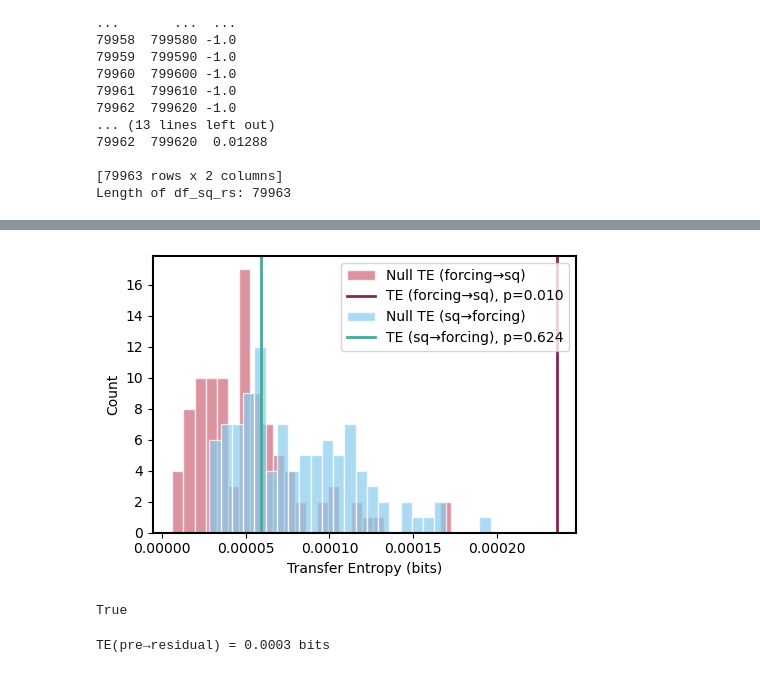
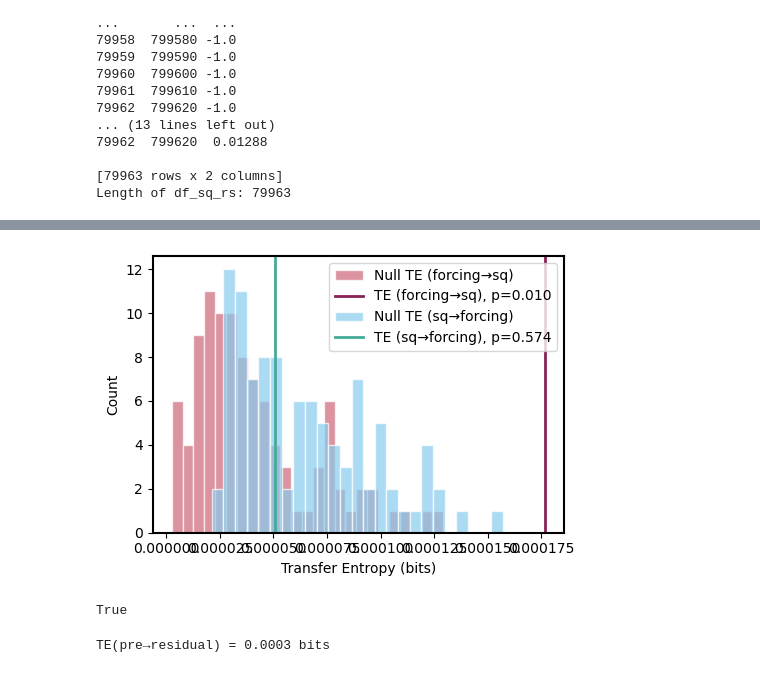
Before and after one commit to Peisong-Zheng/bipolar_seesaw_CCM, a Jupyter notebook: sq_new_CH4.ipynb, the cells around one changed output, grey strips where cells are left out. Drawn from its saved outputs; the diff is of its cells as text; code cells hidden in the pictures.

```diff
--- a/sq_CH4.ipynb
+++ b/sq_new_CH4.ipynb
@@ -121,17 +132,17 @@ Length of df_sq_rs: 79963
 # %%
 from toolbox import sq_ana as sa
 import importlib
 importlib.reload(sa)
 
 
 pre = df_pre['pre'].values      # source (precession)
 sq = df_sq['sq'].values    # target (residual)
 
 
-result =sa.transfer_entropy_surrogate_test(pre,sq)
+result =sa.transfer_entropy_surrogate_test(pre,sq, forcing_bins=3)
 result
 # %% [output]
-[figure, old version]
+[figure, new version]
 True
 # %%
 import numpy as np
```
Also changed, not shown: parts of 1 cell of this notebook, 3 other files.
